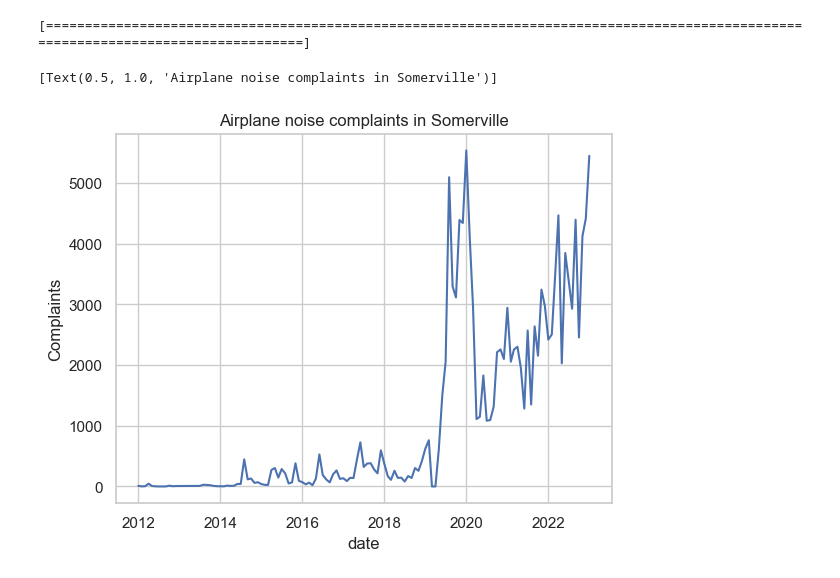
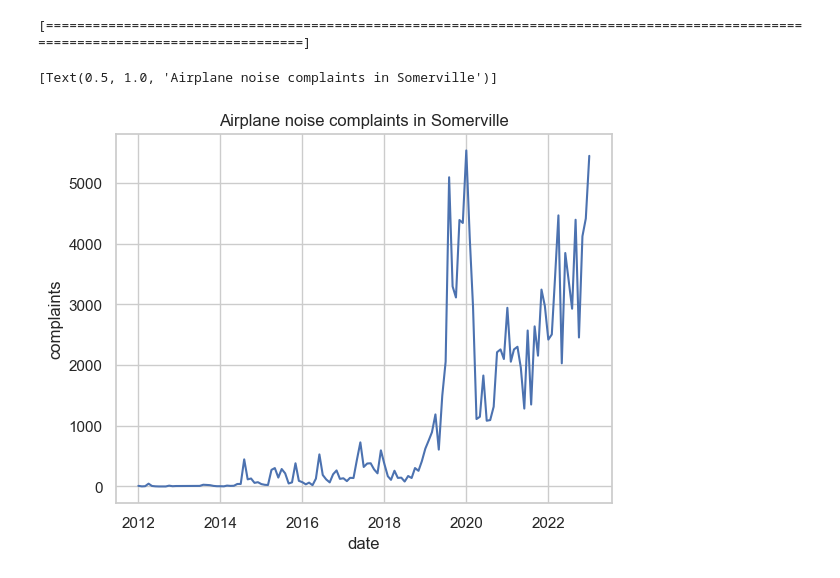
Before and after one commit to cypressf/airport-noise-info, a Jupyter notebook: data-investigation/visualization.ipynb, the cells around one changed output. Saved outputs shown, nothing was run; the diff lists cells and outputs as text; code cells hidden in the pictures.

Commit message:
Fix parsing errors

```diff
--- a/data-investigation/visualization.ipynb
+++ b/data-investigation/visualization.ipynb
@@ -69,37 +69,32 @@ pickle.dump(data, file)
 dfs = pickle.load(open("data.pkl", "rb"))
 
 data = pd.concat(dfs)
-data["Complainants"] = pd.to_numeric(data["Complainants"])
-data["Complaints"] = pd.to_numeric(data["Complaints"])
-data["Addresses"] = pd.to_numeric(data["Addresses"])
-data["Residents"] = pd.to_numeric(data["Residents"])
-data["Households"] = pd.to_numeric(data["Households"])
-
-# remove rows that don't have a Community name
-data = data[data["Community"] != '']
-# there was a parsing error somewhere
-# TODO: figure out why one community is parsed as september
-data = data[data["Community"] != 'September']
-data = data[["Community", "Complaints", "date"]]
+data["complainants"] = pd.to_numeric(data["complainants"])
+data["complaints"] = pd.to_numeric(data["complaints"])
+data["addresses"] = pd.to_numeric(data["addresses"])
+data["residents"] = pd.to_numeric(data["residents"])
+data["households"] = pd.to_numeric(data["households"])
 
 # some dates are missing reports from some communities
-data = data.set_index(["Community", "date"])
+data = data.set_index(["community", "date"])
 data = data[~data.index.duplicated(keep="first")] # there's one duplicate row
 new_index = pd.MultiIndex.from_product(
     data.index.levels,
     names=data.index.names,
 )
+
 # I assume missing reports means zero complaints
 data = data.reindex(index=new_index, fill_value=0)
 
 # filter out communities with very low total complaints
-data = data.groupby("Community").filter(lambda x: x["Complaints"].sum() > 100)
+data = data.groupby("community").filter(lambda x: x["complaints"].sum() > 20000)
+data = data[["complaints"]]
 data.to_csv("../data.csv")
 # %%
 sns.set_theme(style="whitegrid")
 sns.lineplot(
-    data=data["Complaints"]["Somerville"]
+    data=data["complaints"]["Somerville"]
 ).set(title="Airplane noise complaints in Somerville")
 # %% [output]
 [Text(0.5, 1.0, 'Airplane noise complaints in Somerville')]
-[figure, old version]
+[figure, new version]
```
Also changed, not shown: parts of 1 cell of this notebook, 2 other files.
